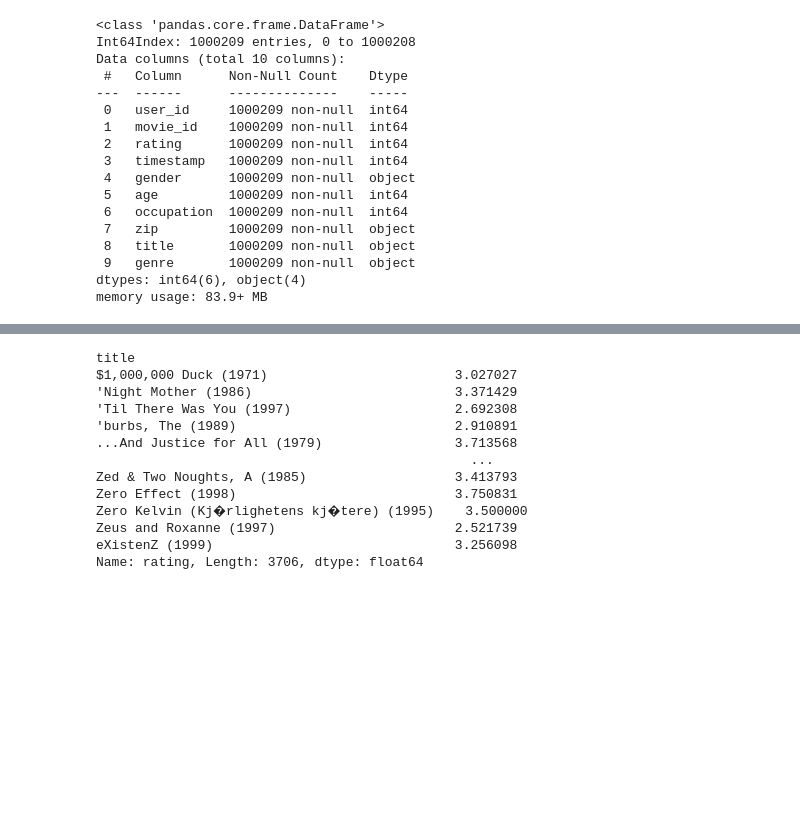
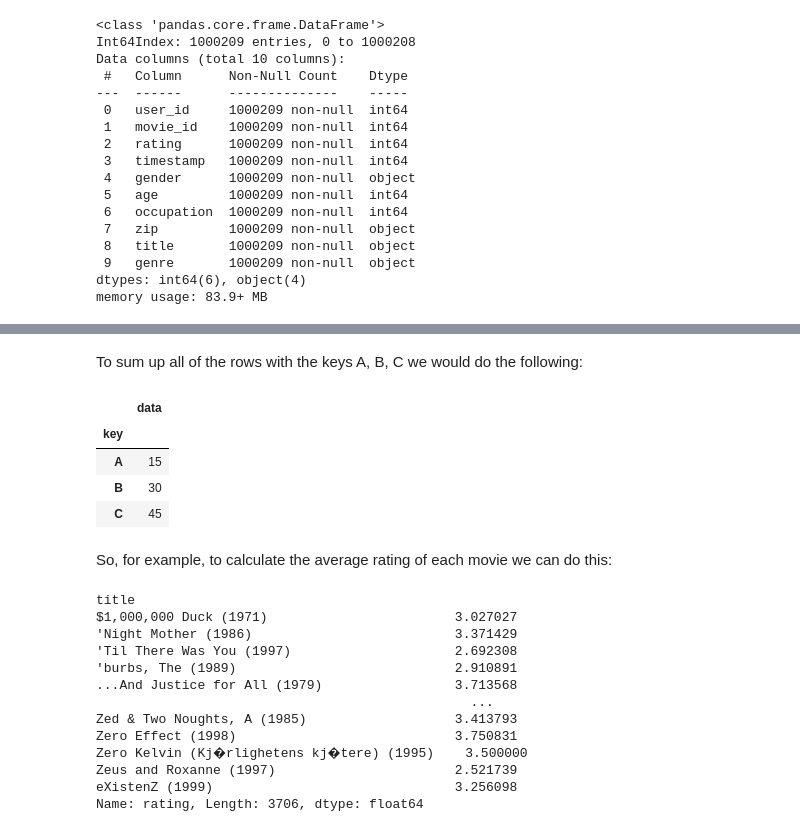
Before and after one commit to mblackstock/ds1-analytics, a Jupyter notebook: 3-movies.ipynb, the cells around one changed output, grey strips where cells are left out. Saved outputs shown, nothing was run; the diff lists cells and outputs as text; code cells hidden in the pictures; blank space fills up the shorter version.

```diff
--- a/3-movies.ipynb
+++ b/3-movies.ipynb
@@ -308,3 +321,15 @@ So, for example, to calculate the average rating of each movie we can do this:
+# %% [markdown]
+To sum up all of the rows with the keys A, B, C we would do the following:
+# %%
+df.groupby('key').sum()
+# %% [output]
+|  | data |
+| key |  |
+| A | 15 |
+| B | 30 |
+| C | 45 |
+# %% [markdown]
+So, for example, to calculate the average rating of each movie we can do this:
 # %%
 data.groupby('title')['rating'].mean()
 # %% [output]
```
Also changed, not shown: parts of 2 cells of this notebook, 6 other files.
